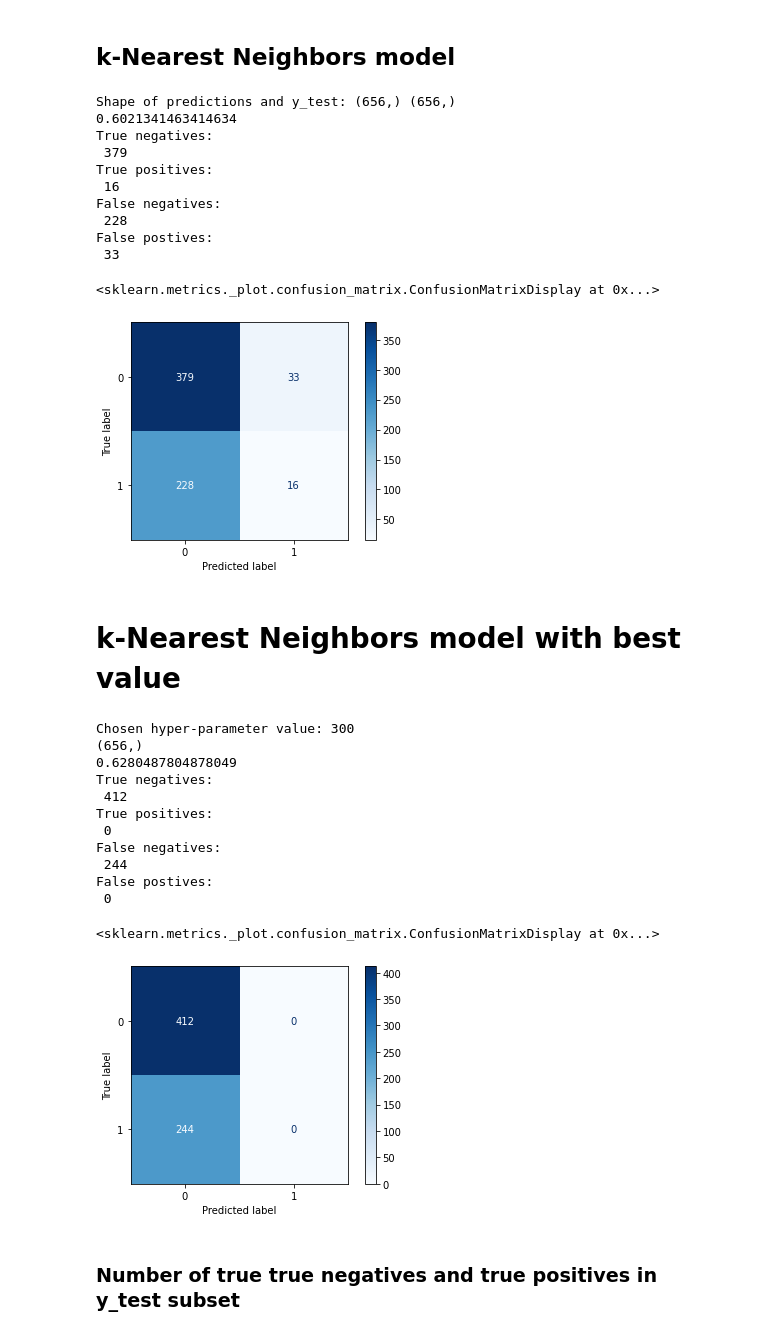
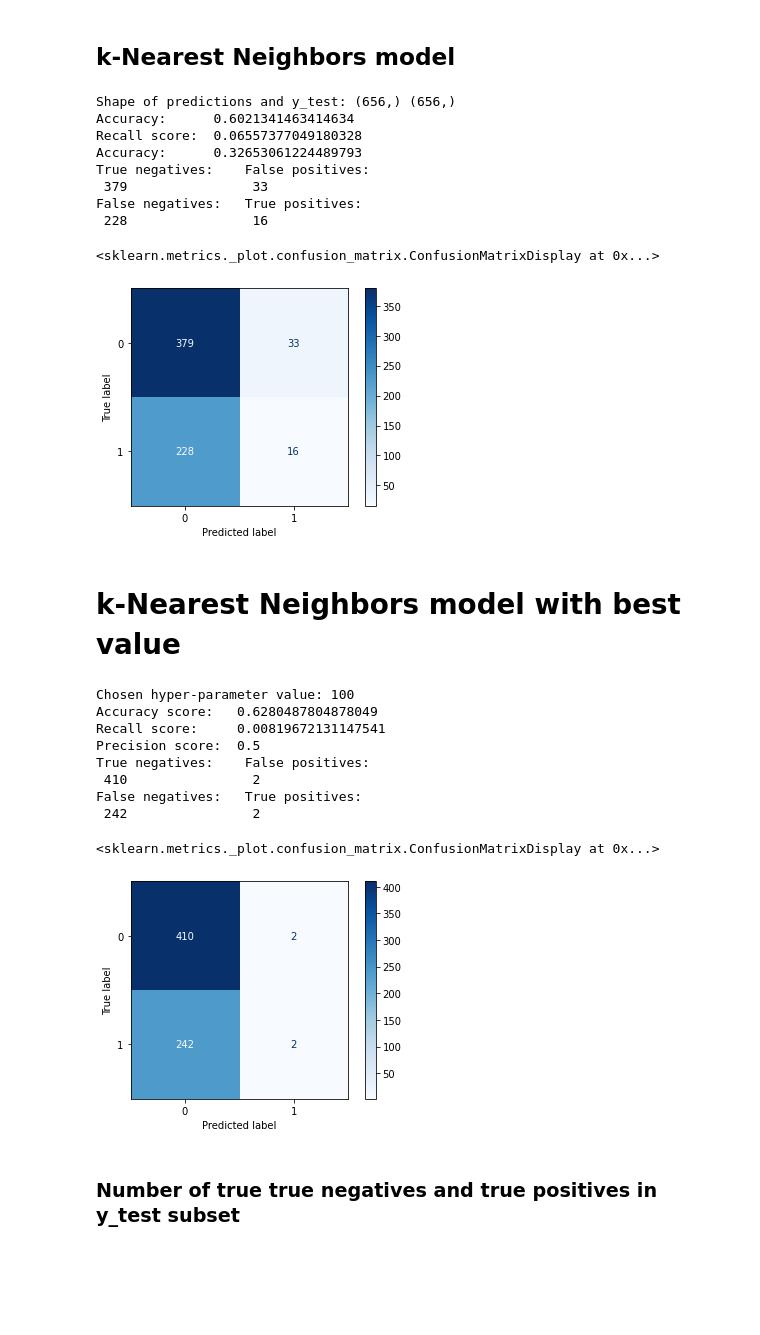
Before and after one commit to AbuzerXudaverdi/water-potability-project, a Jupyter notebook: potability.ipynb, the cells around one changed output. Saved outputs shown, nothing was run; the diff lists cells and outputs as text; code cells hidden in the pictures; blank space fills up the shorter version.

```diff
--- a/potability.ipynb
+++ b/potability.ipynb
@@ -148,23 +151,25 @@ x_train, x_test, y_train, y_test = train_test_split(X, y, test_size=0.20, random
 model = KNeighborsClassifier(n_neighbors=50)   # instantiating the model
 model.fit(x_train,y_train)  #y_train.values.ravel()
 preds = model.predict(x_test)  # nump.ndarry
-print("Shape of predictions and y_test:",preds.shape, y_test.shape)
+print("Shape of predictions and y_test:", preds.shape, y_test.shape)
 acc = np.sum(preds==y_test)/len(y_test)
-print(acc)
+rec_kn = recall_score(y_test, preds)
+prec_kn = precision_score(y_test, preds)
+print("Accuracy:     ",acc)
+print("Recall score: ",rec_kn)
+print("Accuracy:     ",prec_kn)
 tn, fp, fn, tp = confusion_matrix(y_test, preds).ravel()
-print("True negatives:\n", tn, "\nTrue positives:\n", tp, "\nFalse negatives:\n", fn, "\nFalse postives:\n", fp)
+print("True negatives:   ","False positives:\n", tn,"              ", fp, "\nFalse negatives:  ","True positives:\n", fn,"              ",  tp)
 plot_confusion_matrix(model, x_test, y_test,cmap=plt.cm.Blues,normalize=None)
 # %% [output]
 Shape of predictions and y_test: (656,) (656,)
-0.6021341463414634
-True negatives:
- 379
-True positives:
- 16
-False negatives:
- 228
-False postives:
- 33
+Accuracy:      0.6021341463414634
+Recall score:  0.06557377049180328
+Accuracy:      0.32653061224489793
+True negatives:    False positives:
+ 379                33
+False negatives:   True positives:
+ 228                16
 <sklearn.metrics._plot.confusion_matrix.ConfusionMatrixDisplay at 0x...>
 [figure]
 # %% [markdown]
@@ -172,51 +177,49 @@ False postives:
 # %%
 x_training, x_testing, y_training, y_testing = train_test_split(X, y, test_size=0.20, random_state=0)
 kf = KFold(n_splits=10,shuffle=False)
 neighbor_vals = []
 temp = []
 results = []
-n_range = [int(5),int(50), int(100), int(300)]
+n_range = [int(5),int(50), int(100)]
 for n in n_range:
   neighbor_vals.append(n)
   knn_model = KNeighborsClassifier(n_neighbors=n)
   for train, val in kf.split(X=x_training,y=y_training):
     X_fold_train, X_fold_val = x_training.iloc[train], x_training.iloc[val]
     y_fold_train, y_fold_val = y_training.iloc[train], y_training.iloc[val]
     knn_model.fit( X_fold_train, y_fold_train.values.ravel())
     preds = knn_model.predict(X_fold_val)
     acc = np.sum(preds==y_fold_val)/len(y_fold_val)
     temp.append(acc)
   x= sum(temp)/len(temp)
   temp.clear()
   results.append(x)
 i = np.argmax(results)
 nn = neighbor_vals[i]
-  #return nn
 print("Chosen hyper-parameter value:", nn)
 model = KNeighborsClassifier(n_neighbors=nn)
-print(y_testing.shape)
 model.fit(x_training, y_training)
 predic = model.predict(x_testing)
-#predic = predic.reshape(predic.shape[0],1)
 accur = np.sum(predic==y_testing)/len(y_testing)
-print(accur)
+recall_kn = recall_score(y_testing, predic)
+precision_kn = precision_score(y_testing, predic)
+print("Accuracy score:  ", accur)
+print("Recall score:    ", recall_kn)
+print("Precision score: ", precision_kn)
 tn, fp, fn, tp = confusion_matrix(y_testing, predic).ravel()
-print("True negatives:\n", tn, "\nTrue positives:\n", tp, "\nFalse negatives:\n", fn, "\nFalse postives:\n", fp)
+print("True negatives:   ","False positives:\n", tn,"              ", fp, "\nFalse negatives:  ","True positives:\n", fn,"              ",  tp)
 plot_confusion_matrix(model, x_testing, y_testing,cmap=plt.cm.Blues,normalize=None)
 # %% [output]
-Chosen hyper-parameter value: 300
-(656,)
-0.6280487804878049
-True negatives:
- 412
-True positives:
- 0
-False negatives:
- 244
-False postives:
- 0
+Chosen hyper-parameter value: 100
+Accuracy score:   0.6280487804878049
+Recall score:     0.00819672131147541
+Precision score:  0.5
+True negatives:    False positives:
+ 410                2
+False negatives:   True positives:
+ 242                2
 <sklearn.metrics._plot.confusion_matrix.ConfusionMatrixDisplay at 0x...>
-[figure, old version]
+[figure, new version]
 # %% [markdown]
 ### **Number of true true negatives and true positives in y_test subset**
 # %%
```
Also changed, not shown: parts of 4 cells of this notebook.
